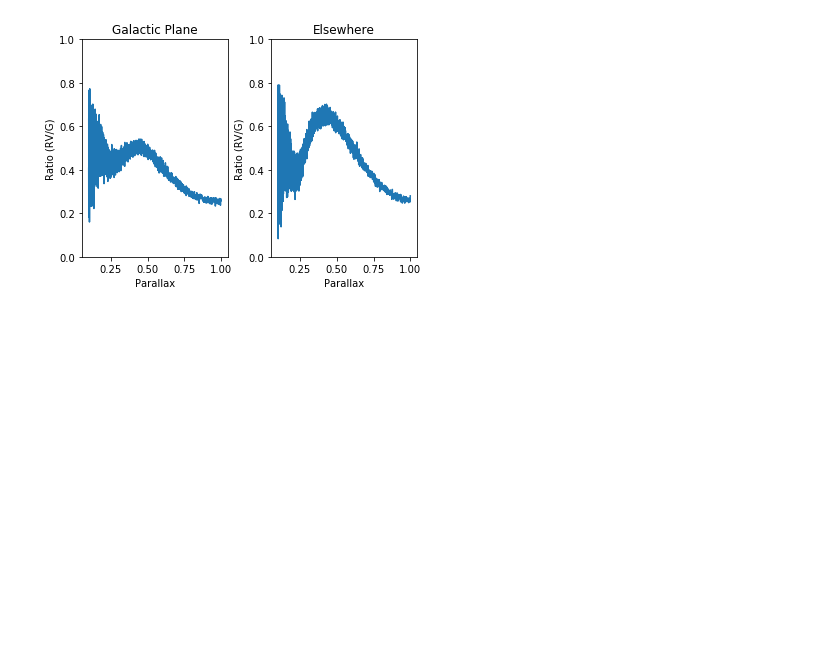
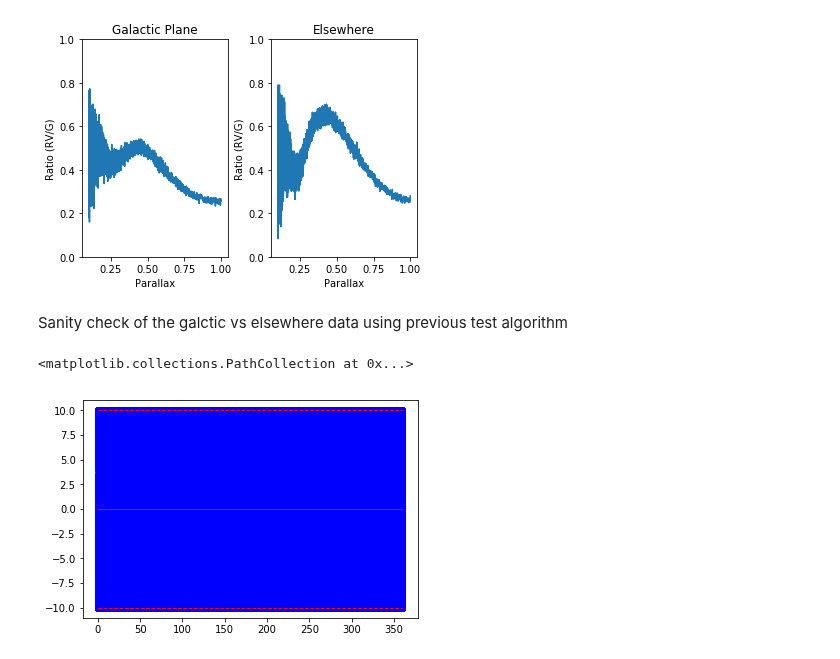
Before and after one commit to mwbub/Gaia-I3, a Jupyter notebook: Code/selection/parallax selection with galactic plane/Selection with Galactic Plane (galactic coordinate).ipynb, the cells around one changed output. Cells and saved outputs as stored; diff of their text form; code cells hidden in the pictures; blank space fills up the shorter version.

Commit message:
added a module that created the final selection function

```diff
--- a/Code/selection/parallax selection with galactic plane/Selection with Galactic Plane (galactic coordinate).ipynb
+++ b/Code/selection/parallax selection with galactic plane/Selection with Galactic Plane (galactic coordinate).ipynb
@@ -177,11 +177,19 @@ plt.scatter(rand[~filtered][:,1], rand[~filtered][:,2], color = "green")
 Divide all gaia data into galactic plane and elsewhere
 # %%
 g_galactic_mask = np.abs(b_g) < plane_width
+l_g_galactic = l_g[g_galactic_mask]
+b_g_galactic = b_g[g_galactic_mask]
 parallax_g_galactic = parallax_g[g_galactic_mask]
+l_g_elsewhere = l_g[~g_galactic_mask]
+b_g_elsewhere = b_g[~g_galactic_mask]
 parallax_g_elsewhere = parallax_g[~g_galactic_mask]
 
 rv_galactic_mask = np.abs(b_rv) < plane_width
+l_rv_galactic = l_rv[rv_galactic_mask]
+b_rv_galactic = b_rv[rv_galactic_mask]
 parallax_rv_galactic = parallax_rv[rv_galactic_mask]
+l_rv_elsewhere = l_rv[~rv_galactic_mask]
+b_rv_elsewhere = b_rv[~rv_galactic_mask]
 parallax_rv_elsewhere = parallax_rv[~rv_galactic_mask]
 # %% [markdown]
 Generic code for plotting and comparing galactic plane and elsewhere for different parallax range.
@@ -301,3 +309,18 @@ compare_galactic_elsewhere(0.1,1)
 [figure]
 [figure]
 [figure]
+# %% [markdown]
+Sanity check of the galctic vs elsewhere data using previous test algorithm
+# %%
+rand = np.array([parallax_rv_galactic, l_rv_galactic, b_rv_galactic]).T
+filtered = selection(*rand.T)
+filtered = filtered.astype(bool)
+plt.figure()
+plt.scatter(rand[filtered][:,1], rand[filtered][:,2], color = "blue")
+plt.plot(l_plane, b_plane, c = "red", linewidth = 1)
+plt.plot(l_plane, b_plane+plane_width, c = "red", linestyle = '--', linewidth = 1)
+plt.plot(l_plane, b_plane-plane_width,c = "red", linestyle = '--', linewidth = 1)
+plt.scatter(rand[~filtered][:,1], rand[~filtered][:,2], color = "green")
+# %% [output]
+<matplotlib.collections.PathCollection at 0x...>
+[figure, added]
```
Also changed, not shown: parts of 4 cells of this notebook, 6 other files.
